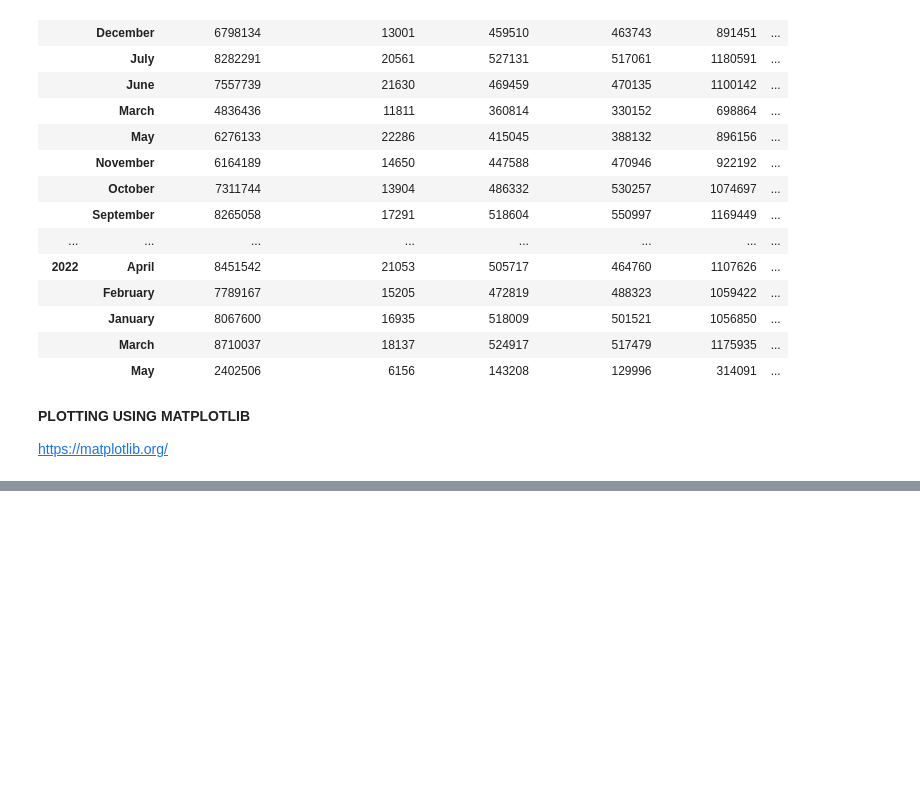
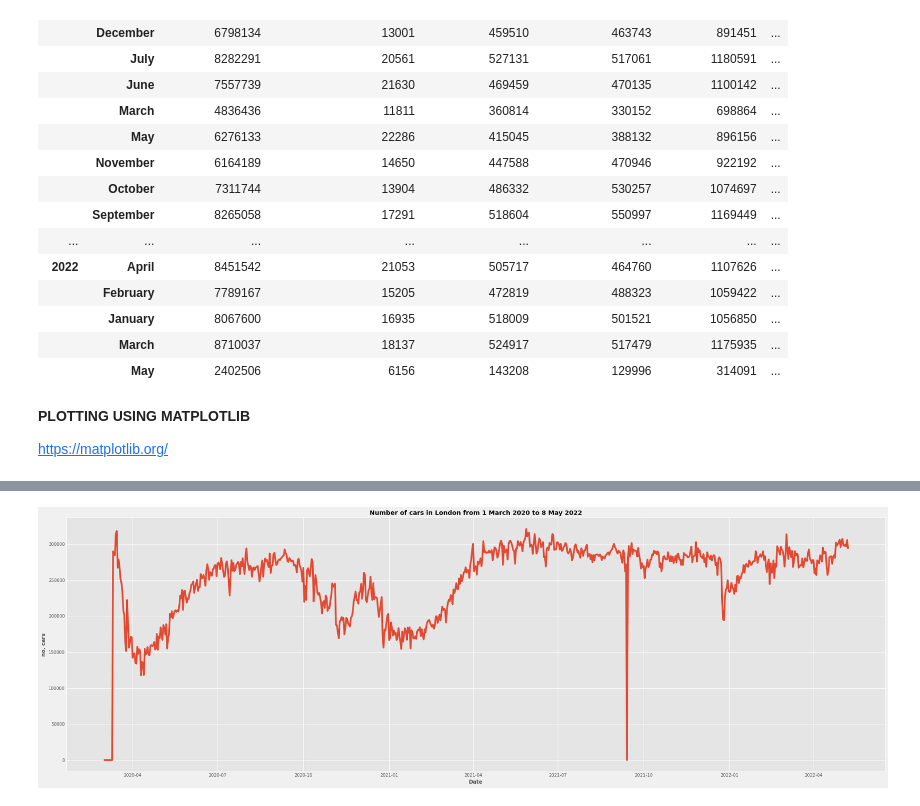
Before and after one commit to ravsheerRSA/Python_Training, a Jupyter notebook: training.ipynb, the cells around one changed output, grey strips where cells are left out. Drawn from its saved outputs; the diff is of its cells as text; code cells hidden in the pictures; blank space fills up the shorter version.

```diff
--- a/training.ipynb
+++ b/training.ipynb
@@ -530,0 +556,13 @@ https://matplotlib.org/
+# %%
+plt.figure(figsize=(30,10))
+
+plt.style.use('ggplot')
+
+plt.plot(df['DATE'], df['LONDON_CARS'])
+
+plt.xlabel('Date', fontweight='bold')
+plt.ylabel('no. cars', fontweight='bold')
+plt.title('Number of cars in London from 1 March 2020 to 8 May 2022', fontweight='bold')
+plt.show()
+# %% [output]
+[figure, added]
```
Also changed, not shown: parts of 3 cells of this notebook.
